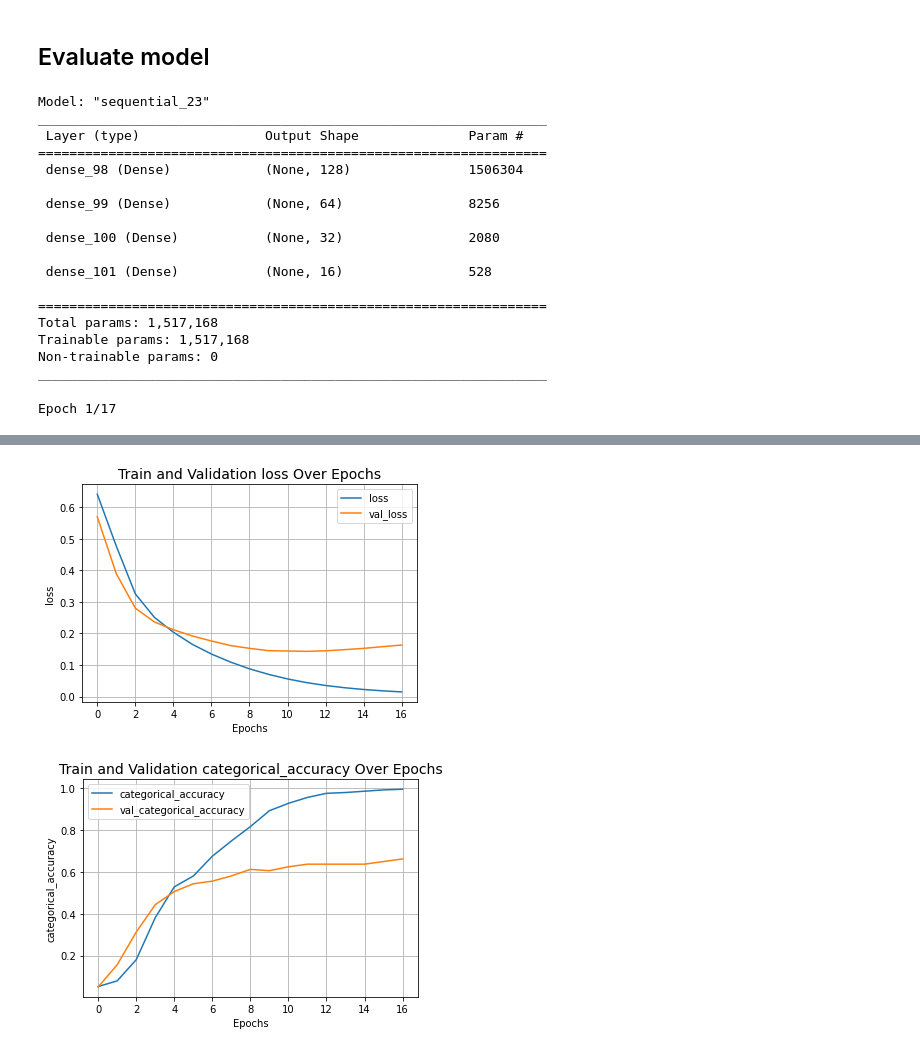
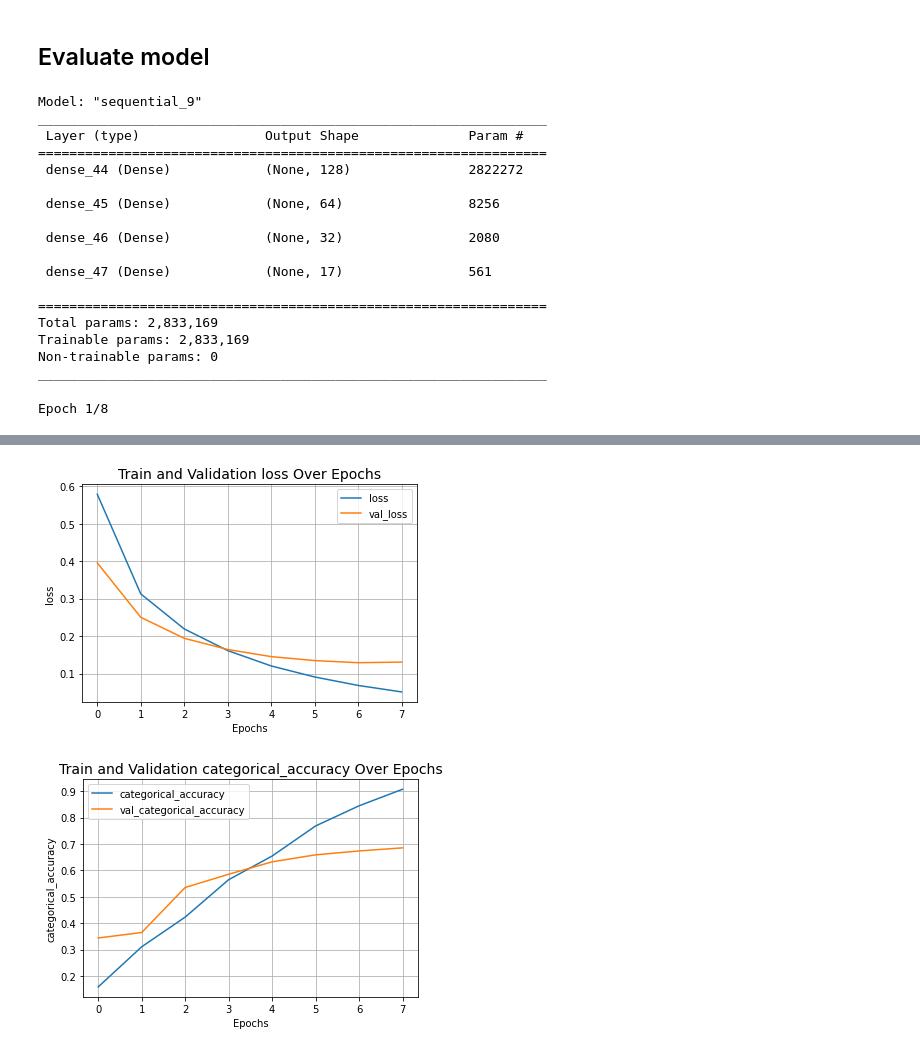
Before and after one commit to EnsarIshakoglu/NLP, a Jupyter notebook: NLP_Text_Classification.ipynb, the cells around one changed output, grey strips where cells are left out. Drawn from its saved outputs; the diff is of its cells as text; code cells hidden in the pictures.

```diff
--- a/NLP_Text_Classification.ipynb
+++ b/NLP_Text_Classification.ipynb
@@ -142,6 +154,6 @@ There are 2000 rows in the deduplicated dataset.
 # %%
-# There are a lot of terms with occurrence below 6.
-threshold = 20
+# There are a lot of terms with occurrence below 40.
+threshold = 40
 
 print(sum(df['tags'].value_counts() < threshold))
 
@@ -337,21 +352,21 @@ model.compile(
 
 model.summary()
 # %% [output]
-Model: "sequential_23"
+Model: "sequential_9"
 _________________________________________________________________
  Layer (type)                Output Shape              Param #
 =================================================================
- dense_98 (Dense)            (None, 128)               1506304
+ dense_44 (Dense)            (None, 128)               2822272
 
- dense_99 (Dense)            (None, 64)                8256
+ dense_45 (Dense)            (None, 64)                8256
 
- dense_100 (Dense)           (None, 32)                2080
+ dense_46 (Dense)            (None, 32)                2080
 
- dense_101 (Dense)           (None, 16)                528
+ dense_47 (Dense)            (None, 17)                561
 
 =================================================================
-Total params: 1,517,168
-Trainable params: 1,517,168
+Total params: 2,833,169
+Trainable params: 2,833,169
 Non-trainable params: 0
 _________________________________________________________________
 # %%
@@ -359,7 +374,7 @@ _________________________________________________________________
 X = X_train
 y = y_train
 # %%
-history = model.fit(X, y, validation_data=[X_val, y_val], batch_size = 128, epochs = 17, verbose = 1)
+history = model.fit(X, y, validation_data=[X_val, y_val], batch_size = 128, epochs = 8, verbose = 1)
 
 def plot_result(item):
     plt.plot(history.history[item], label=item)
@@ -375,4 +390,4 @@ def plot_result(item):
 plot_result("loss")
 plot_result("categorical_accuracy")
 # %% [output]
-Epoch 1/17
+Epoch 1/8
@@ -396,5 +409,5 @@ Epoch 17/17
-[figure, old version]
+[figure, new version]
-[figure, old version]
+[figure, new version]
 # %%
 _, categorical_acc = model.evaluate(X_test, y_test)
 print(f"Categorical accuracy on the test set: {round(categorical_acc * 100, 2)}%.")
```
Also changed, not shown: parts of 14 cells of this notebook.
